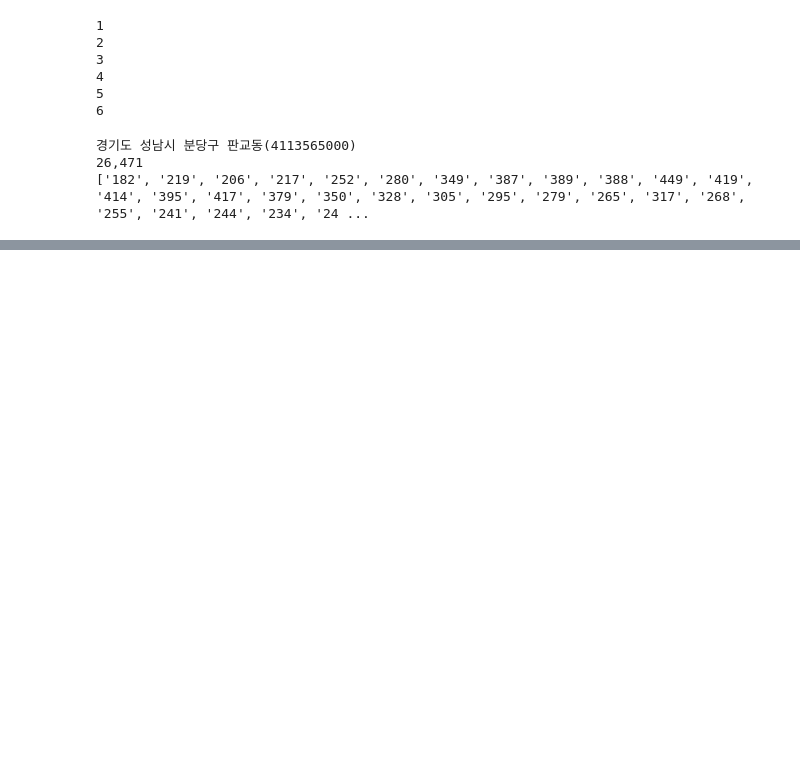
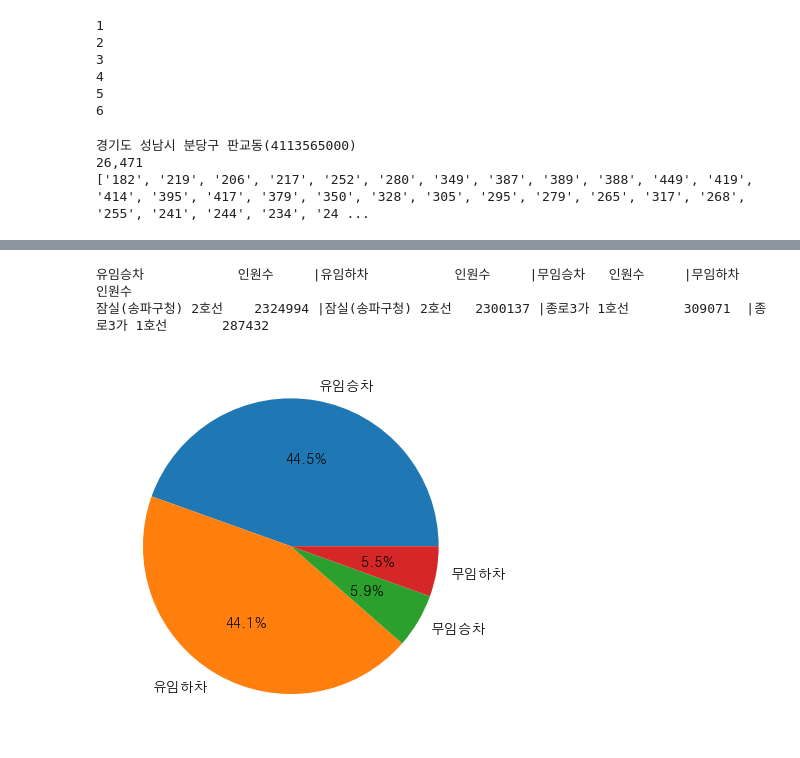
Before and after one commit to SoongMoo/hk_AI-RPA, a Jupyter notebook: python/06_data_analysis.ipynb, the cells around one changed output, grey strips where cells are left out. Saved outputs shown, nothing was run; the diff lists cells and outputs as text; code cells hidden in the pictures; blank space fills up the shorter version.

```diff
--- a/python/06_data_analysis.ipynb
+++ b/python/06_data_analysis.ipynb
@@ -1261,0 +1300,18 @@ plt.show()
+# %%
+# 무임승차비율이 높은 역과 비율을 출력
+f = open("subwayfee.csv")
+data = csv.reader(f)
+max_temp = 0
+rate = 0   # 비율
+subwayrow = ''
+next(data)
+for row in data:
+    for idx in range(4, 4+4):
+        row[idx] = int(row[idx])
+    if row[4] != 0 and row[6] != 0:
+        rate = row[6] / row[4]
+        if rate > max_temp:
+            max_temp = rate
+            subwayrow = row[3]
+f.close()
+print(f"{subwayrow}, {max_temp}")
@@ -1261,0 +1356,45 @@ plt.show()
+# %%
+import matplotlib.pyplot as plt
+import matplotlib as mpl
+font_name = mpl.font_manager.FontProperties(fname="C:\Windows\Fonts\H2GTRM.TTF").get_name()
+plt.rc("font", family=font_name)
+
+f = open("subwayfee.csv")
+data = csv.reader(f)
+next(data)
+max_temp = [0] * 4 # max_temp = [0,0,0,0]
+max_station = [''] * 4 # max_station = ['','','','']
+for row in data:
+    #print(row)
+    for idx in range(4):
+        if int(row[4 + idx]) > max_temp[idx]:
+            max_temp[idx] = int(row[4 + idx])
+            max_station[idx] = row[3] +' '+ row[1]
+'''
+    if int(row[4]) > max_temp[0]:
+        max_temp[0] = int(row[4])
+        max_station[0] = row[3] +' '+ row[1]
+
+    if int(row[5]) > max_temp[1]:
+        max_temp[1] = int(row[5])
+        max_station[1] = row[3] +' '+ row[1]
+
+    if int(row[6]) > max_temp[2]:
+        max_temp[2] = int(row[6])
+        max_station[2] = row[3] +' '+ row[1]
+
+    if int(row[7]) > max_temp[3]:
+        max_temp[3] = int(row[7])
+        max_station[3] = row[3] +' '+ row[1]
+'''
+f.close()
+label = ['유임승차','유임하차','무임승차','무임하차']
+print(f"{label[0]}\t\t인원수\t|{label[1]}\t\t인원수\t|{label[2]}\t인원수\t|{label[3]}\t인원수 ")
+print(f"{max_station[0]}\t{max_temp[0]}\t|{max_station[1]}\t{max_temp[1]}\t|" + \
+      f"{max_station[2]}\t{max_temp[2]}\t|{max_station[3]}\t{max_temp[3]}")
+plt.pie(max_temp, labels = label, autopct ='%.1f%%')
+plt.show()
+# %% [output]
+유임승차            인원수     |유임하차           인원수     |무임승차   인원수     |무임하차   인원수
+잠실(송파구청) 2호선    2324994 |잠실(송파구청) 2호선   2300137 |종로3가 1호선       309071  |종로3가 1호선       287432
+[figure, added]
```
Also changed, not shown: parts of 51 cells of this notebook.
